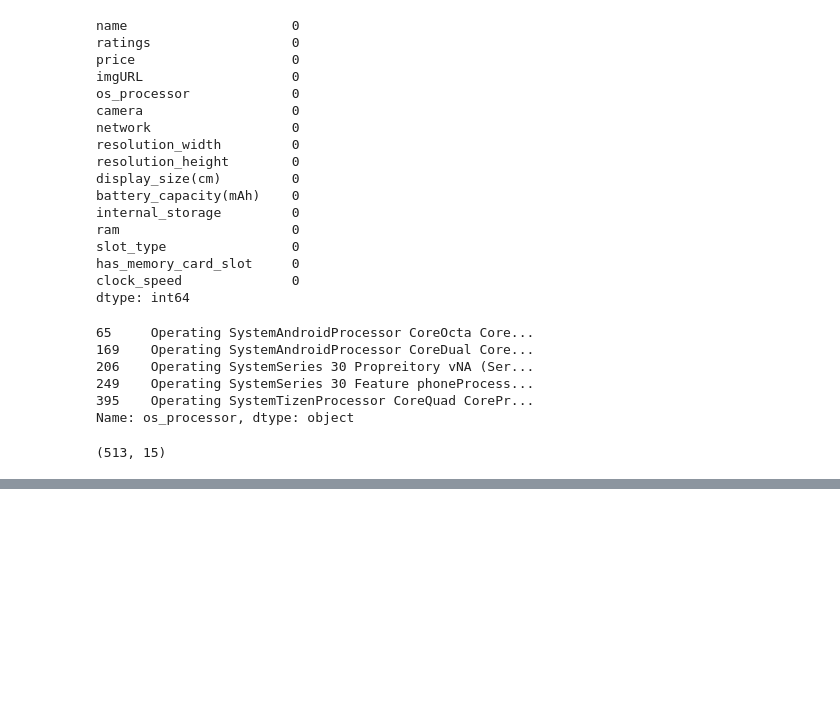
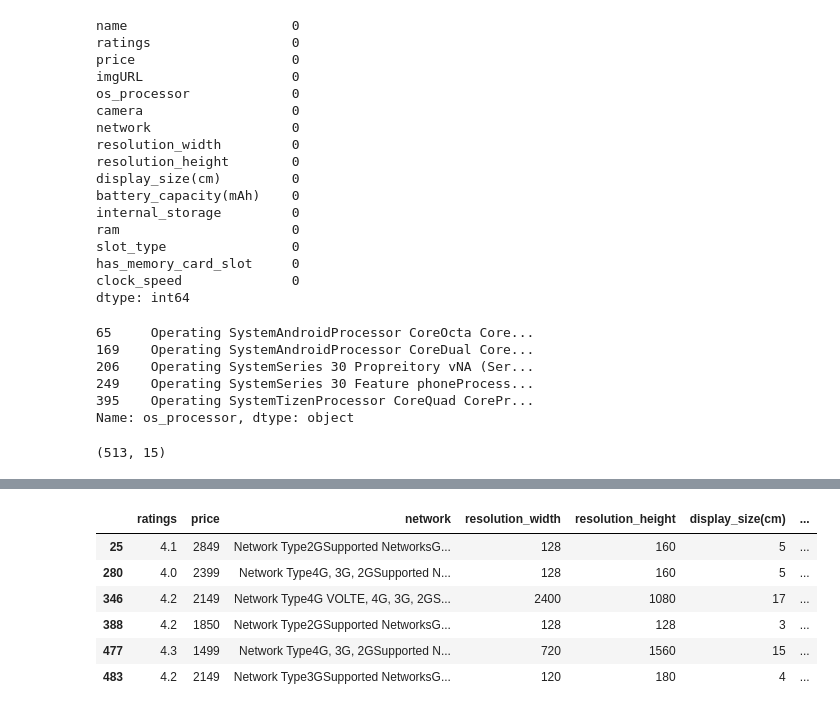
Before and after one commit to Data4i/SamsungPhonesAnalysisAndRatings, a Jupyter notebook: newSamsung.ipynb, the cells around one changed output, grey strips where cells are left out. Drawn from its saved outputs; the diff is of its cells as text; code cells hidden in the pictures; blank space fills up the shorter version.

Commit message:
got the color, network speed and megapixels from name, network amd camera respectively

```diff
--- a/newSamsung.ipynb
+++ b/newSamsung.ipynb
@@ -473,0 +474,10 @@ df.sample(3)
+# %%
+pattern = re.compile(r'Primary Camera ?[0-9]+MP', re.I)
+split_by_camera = re.compile('Camera', re.I)
+def get_mega_pixels(row):
+    match = pattern.search(row)
+    return int(split_by_camera.split(match.group())[-1][:-2]) if match else np.nan
+
+df['mega_pixels(camera)'] = df['camera'].apply(get_mega_pixels)
+df.dropna(inplace = True)
+df.drop('camera', axis = 1, inplace = True)
@@ -473,0 +493,18 @@ df.sample(3)
+# %%
+pattern = re.compile(r'[a-zA-Z]+,')
+def get_color(row):
+    match = pattern.search(row)
+    return match.group()[:-1] if match else 'Not_specified'
+
+df['color'] = df['name'].apply(get_color)
+df.drop('name', axis = 1, inplace = True)
+# %%
+df[df['color'] == 'Not_specified']
+# %% [output]
+|  | ratings | price | network | resolution_width | resolution_height | display_size(cm) | ... |
+| 25 | 4.1 | 2849 | Network Type2GSupported NetworksG... | 128 | 160 | 5 | ... |
+| 280 | 4.0 | 2399 | Network Type4G, 3G, 2GSupported N... | 128 | 160 | 5 | ... |
+| 346 | 4.2 | 2149 | Network Type4G VOLTE, 4G, 3G, 2GS... | 2400 | 1080 | 17 | ... |
+| 388 | 4.2 | 1850 | Network Type2GSupported NetworksG... | 128 | 128 | 3 | ... |
+| 477 | 4.3 | 1499 | Network Type4G, 3G, 2GSupported N... | 720 | 1560 | 15 | ... |
+| 483 | 4.2 | 2149 | Network Type3GSupported NetworksG... | 120 | 180 | 4 | ... |
```
Also changed, not shown: parts of 12 cells of this notebook.
